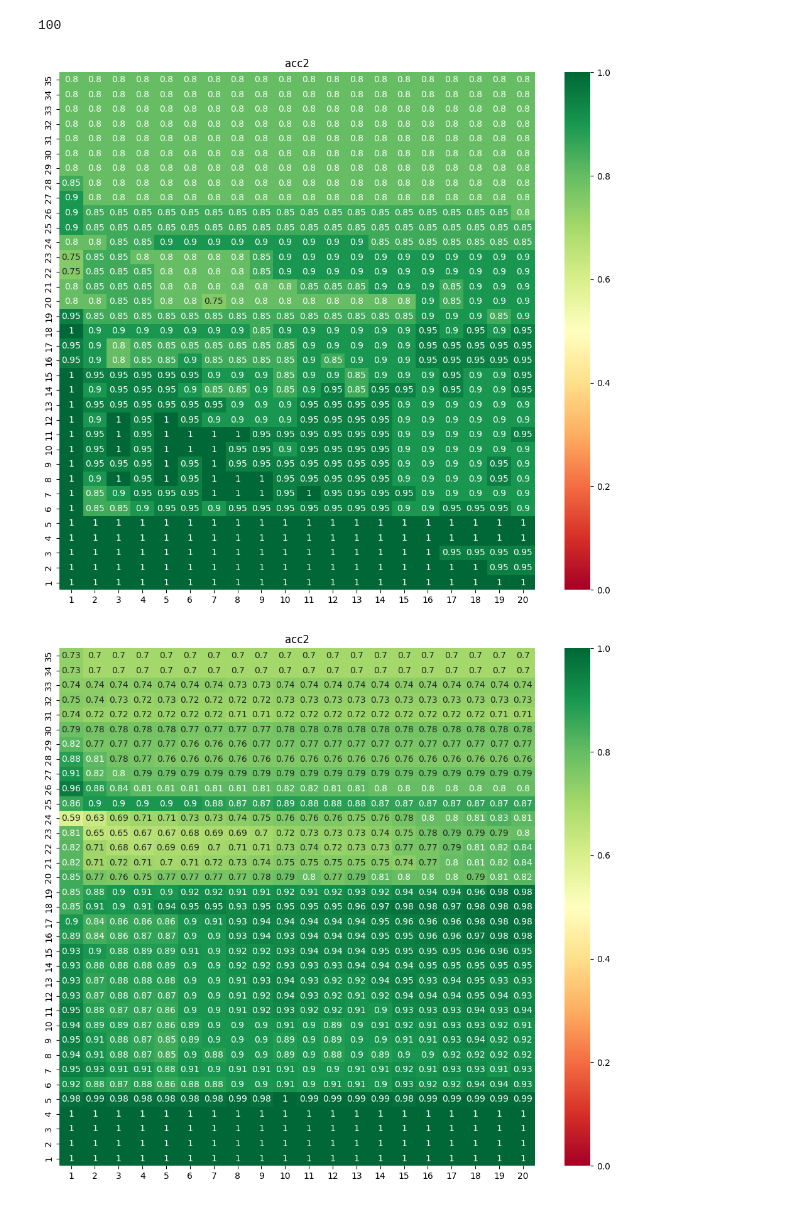
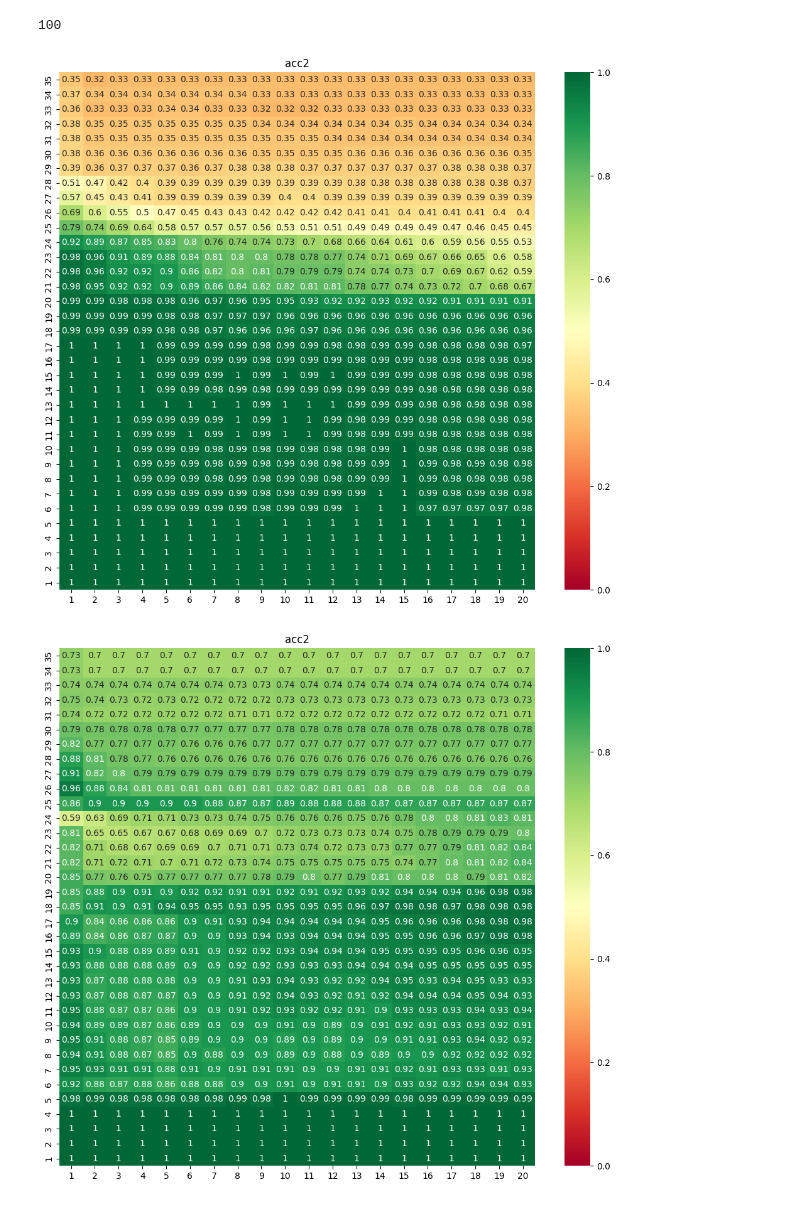
Before and after one commit to phusroyal/CopyMech, a Jupyter notebook: thesis-tflens_npatch.ipynb, the cells around one changed output. Drawn from its saved outputs; the diff is of its cells as text; code cells hidden in the pictures.

Commit message:
cp mode

```diff
--- a/thesis-tflens_npatch.ipynb
+++ b/thesis-tflens_npatch.ipynb
@@ -211,10 +211,10 @@ len(loaded_data[0])
 # %%
 from utils import misc
 task_name = 'turning_points'
-loaded_data = misc.load_dict_from_json(f"output/turning_points_swap_a_the.json")
+loaded_data = misc.load_dict_from_json(f"output/copy_mode_swap_a_the.json")
 misc.plot_score_heatmaps(loaded_data, score_types=['acc2'])
 # %% [output]
-[figure, old version]
+[figure, new version]
 # %%
 from utils import misc
 task_name = 'turning_points'
```
Also changed, not shown: 19 other files.
